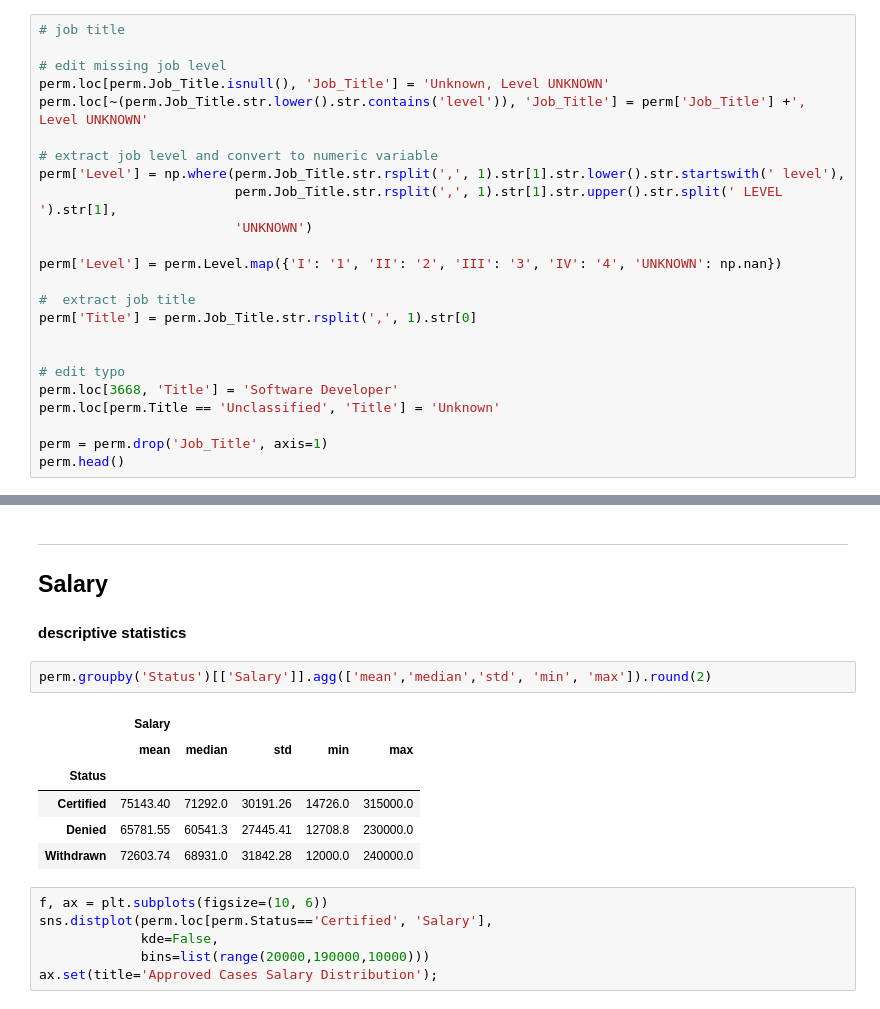
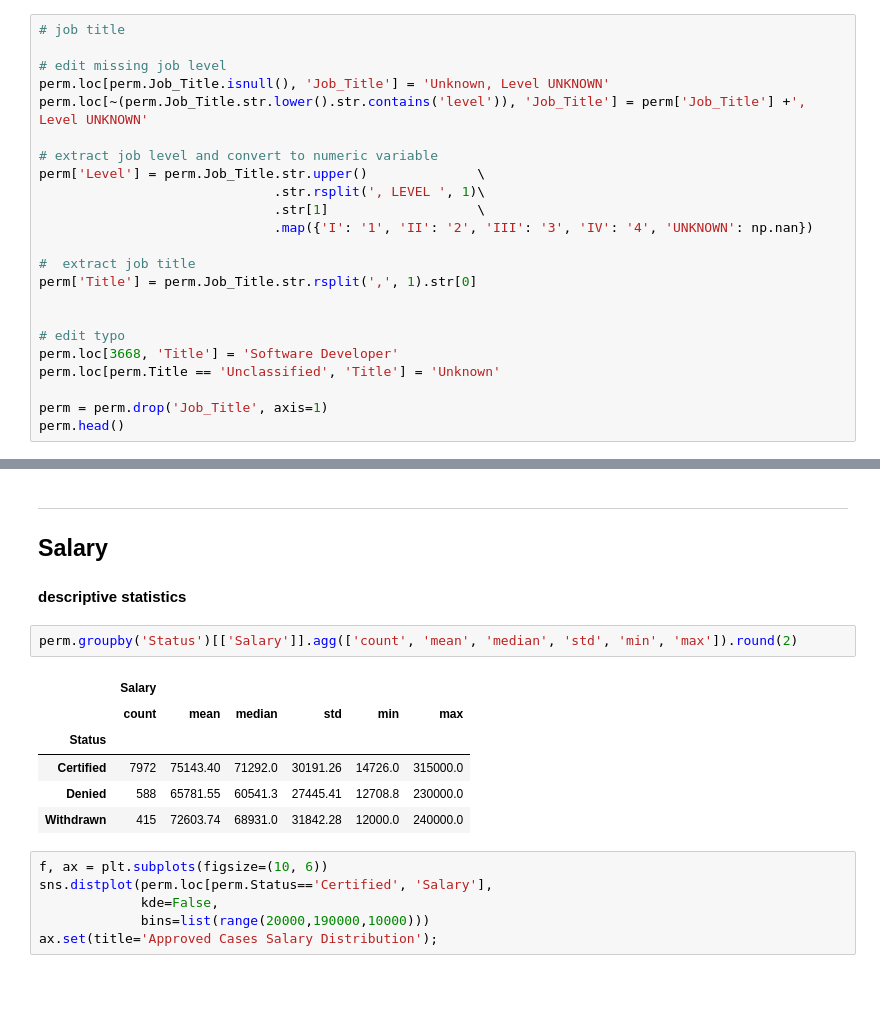
Before and after one commit to ktc312/Data-Analysis-Example, a Jupyter notebook: Taiwanese PERM data anaylsis.ipynb, the cells around one changed output, grey strips where cells are left out. Cells and saved outputs as stored; diff of their text form.

```diff
--- a/Taiwanese PERM data anaylsis.ipynb
+++ b/Taiwanese PERM data anaylsis.ipynb
@@ -202,11 +202,10 @@ perm.loc[perm.Job_Title.isnull(), 'Job_Title'] = 'Unknown, Level UNKNOWN'
 perm.loc[~(perm.Job_Title.str.lower().str.contains('level')), 'Job_Title'] = perm['Job_Title'] +', Level UNKNOWN'
 
 # extract job level and convert to numeric variable
-perm['Level'] = np.where(perm.Job_Title.str.rsplit(',', 1).str[1].str.lower().str.startswith(' level'),
-                         perm.Job_Title.str.rsplit(',', 1).str[1].str.upper().str.split(' LEVEL ').str[1],
-                         'UNKNOWN')
-
-perm['Level'] = perm.Level.map({'I': '1', 'II': '2', 'III': '3', 'IV': '4', 'UNKNOWN': np.nan})
+perm['Level'] = perm.Job_Title.str.upper()              \
+                              .str.rsplit(', LEVEL ', 1)\
+                              .str[1]                   \
+                              .map({'I': '1', 'II': '2', 'III': '3', 'IV': '4', 'UNKNOWN': np.nan})
 
 #  extract job title
 perm['Title'] = perm.Job_Title.str.rsplit(',', 1).str[0]
@@ -395,14 +398,14 @@ ax.set(title='Approved Cases Job Type Counts', ylabel='Categories');
 ## Salary
 #### descriptive statistics
 # %%
-perm.groupby('Status')[['Salary']].agg(['mean','median','std', 'min', 'max']).round(2)
+perm.groupby('Status')[['Salary']].agg(['count', 'mean', 'median', 'std', 'min', 'max']).round(2)
 # %% [output]
-|  | Salary |  |  |  |  |
-|  | mean | median | std | min | max |
-| Status |  |  |  |  |  |
-| Certified | 75143.40 | 71292.0 | 30191.26 | 14726.0 | 315000.0 |
-| Denied | 65781.55 | 60541.3 | 27445.41 | 12708.8 | 230000.0 |
-| Withdrawn | 72603.74 | 68931.0 | 31842.28 | 12000.0 | 240000.0 |
+|  | Salary |  |  |  |  |  |
+|  | count | mean | median | std | min | max |
+| Status |  |  |  |  |  |  |
+| Certified | 7972 | 75143.40 | 71292.0 | 30191.26 | 14726.0 | 315000.0 |
+| Denied | 588 | 65781.55 | 60541.3 | 27445.41 | 12708.8 | 230000.0 |
+| Withdrawn | 415 | 72603.74 | 68931.0 | 31842.28 | 12000.0 | 240000.0 |
 # %%
 f, ax = plt.subplots(figsize=(10, 6))
 sns.distplot(perm.loc[perm.Status=='Certified', 'Salary'],
```
Also changed, not shown: parts of 8 cells of this notebook.
